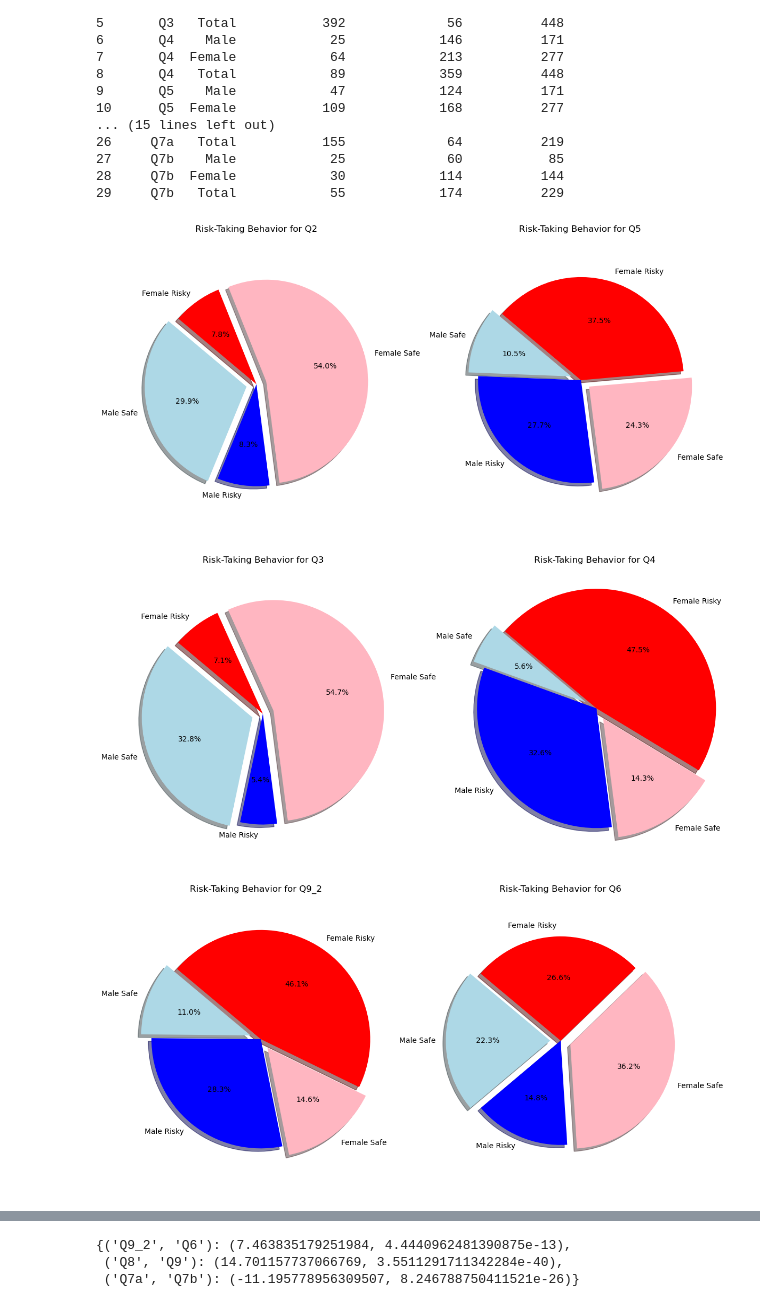
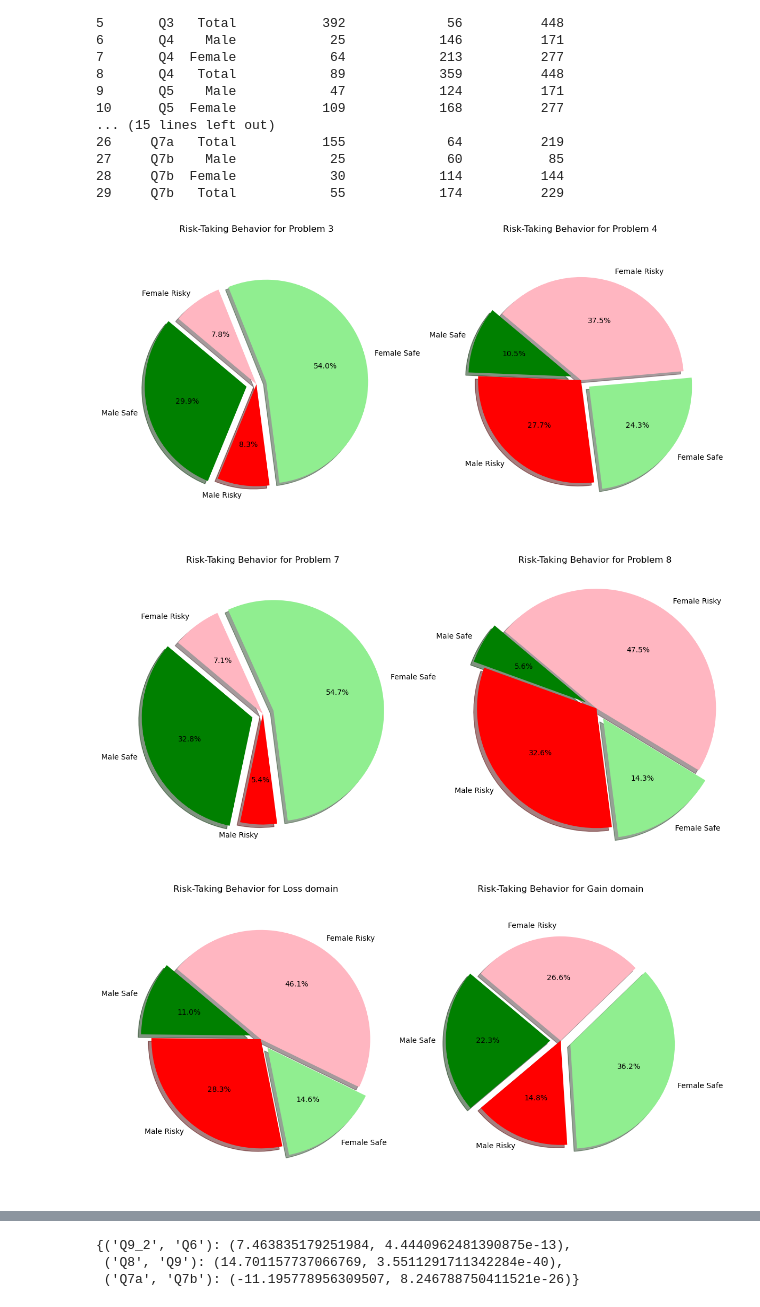
Before and after one commit to MBrigita/the-influence-of-social-media-on-cognitive-control-and-risk-taking, a Jupyter notebook: analysis2.ipynb, the cells around one changed output, grey strips where cells are left out. Drawn from its saved outputs; the diff is of its cells as text; code cells hidden in the pictures.

```diff
--- a/analysis2.ipynb
+++ b/analysis2.ipynb
@@ -159,33 +162,51 @@ results_df.to_excel('table_lotteries.xlsx', index=False)
 # %%
 # Define pairs for plotting
 pairs = [('Q2', 'Q5'), ('Q3', 'Q4'), ('Q9_2', 'Q6'), ('Q8', 'Q9'), ('Q7a', 'Q7b')]
+
+# Define descriptive names for each column
+column_to_name = {
+    'Q2': 'Problem 3',
+    'Q5': 'Problem 4',
+    'Q3': 'Problem 7',
+    'Q4': 'Problem 8',
+    'Q9_2': 'Loss domain',
+    'Q6': 'Gain domain',
+    'Q8': 'Loss domain',
+    'Q9': 'Gain domain',
+    'Q7a': 'Gain domain',
+    'Q7b': 'Loss domain'
+}
+
 
 # Loop through each pair of lottery columns and create pie charts
 for pair in pairs:
     fig, axes = plt.subplots(1, 2, figsize=(12, 6))  # Create a subplot with 1 row and 2 columns
     for i, column in enumerate(pair):
 # Prepare the data for the pie chart
         pie_data = {
         'Male Safe': risk_taking_data_binary[(risk_taking_data_binary['SEX'] == 1) & (risk_taking_data_binary[column] == 0)].shape[0],
         'Male Risky': risk_taking_data_binary[(risk_taking_data_binary['SEX'] == 1) & (risk_taking_data_binary[column] == 1)].shape[0],
         'Female Safe': risk_taking_data_binary[(risk_taking_data_binary['SEX'] == 2) & (risk_taking_data_binary[column] == 0)].shape[0],
         'Female Risky': risk_taking_data_binary[(risk_taking_data_binary['SEX'] == 2) & (risk_taking_data_binary[column] == 1)].shape[0]
     }
 
         # Create the pie chart
         labels = pie_data.keys()
         sizes = pie_data.values()
-        colors = ['lightblue', 'blue', 'lightpink', 'red']
+        colors = ['green', 'red', 'lightgreen', 'lightpink']
         explode = (0.1, 0, 0.1, 0)  # explode Male Safe and Female Safe for better visualization
+
+        # Get the descriptive name for the current column
+        descriptive_name = column_to_name[column]
 
         axes[i].pie(sizes, explode=explode, labels=labels, colors=colors, autopct='%1.1f%%',
                     shadow=True, startangle=140)
-        axes[i].set_title(f'Risk-Taking Behavior for {column}')
+        axes[i].set_title(f'Risk-Taking Behavior for {descriptive_name}')
         axes[i].axis('equal')  # Equal aspect ratio ensures that pie is drawn as a circle.
 
     plt.tight_layout()
     plt.show()
 # %% [output]
-[figure, old version]
+[figure, new version]
-[figure, old version]
+[figure, new version]
-[figure, old version]
+[figure, new version]
```
Also changed, not shown: parts of 6 cells of this notebook, 5 other files.
